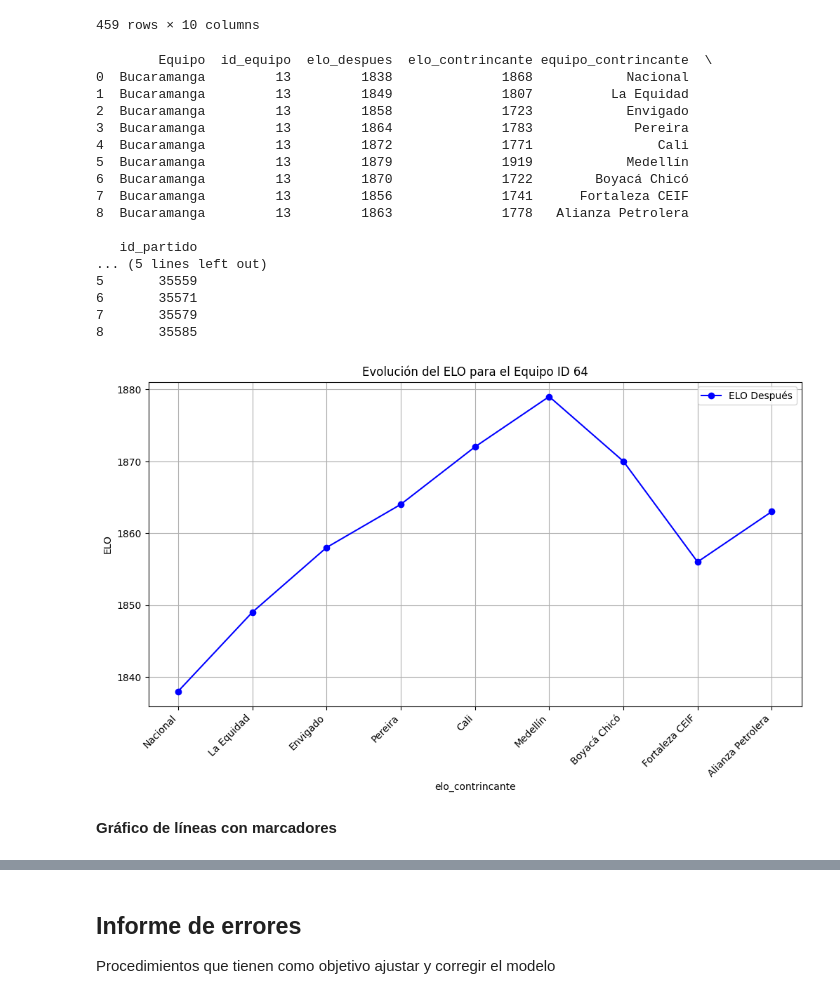
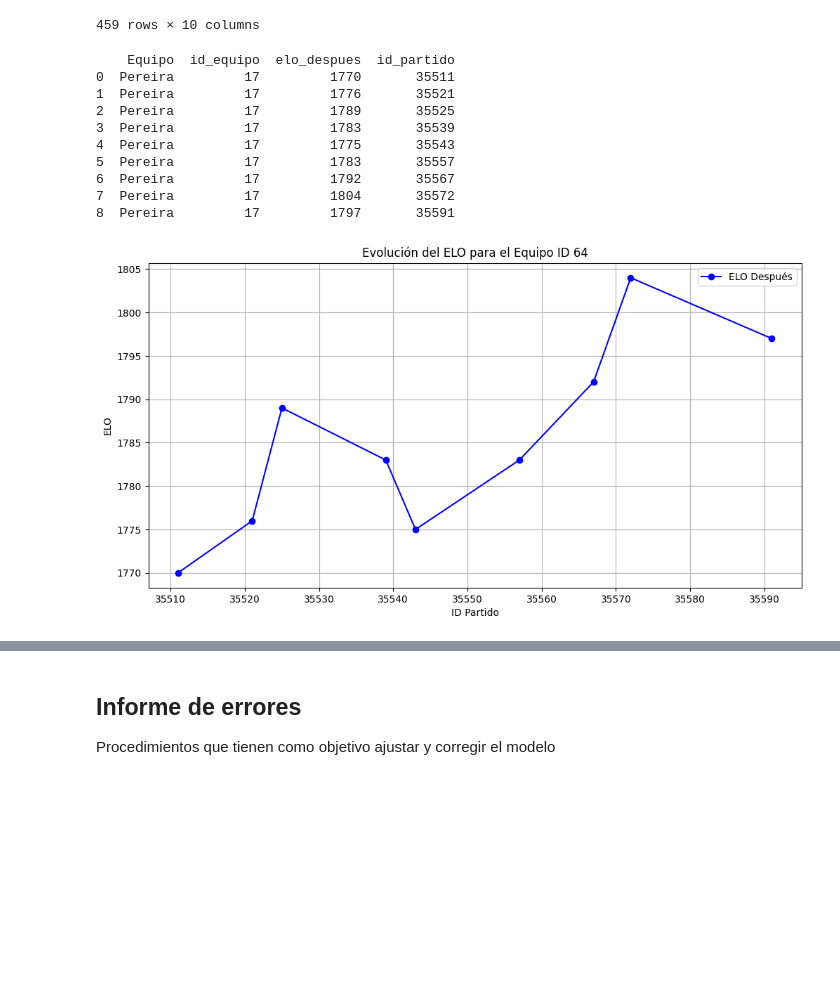
Before and after one commit to ibarajas248/practicaWebscrapping, a Jupyter notebook: WebScrappingFutbol/analisis_datos/DB/analisisfutbol.ipynb, the cells around one changed output, grey strips where cells are left out. Drawn from its saved outputs; the diff is of its cells as text; code cells hidden in the pictures; blank space fills up the shorter version.

```diff
--- a/WebScrappingFutbol/analisis_datos/DB/analisisfutbol.ipynb
+++ b/WebScrappingFutbol/analisis_datos/DB/analisisfutbol.ipynb
@@ -29,10 +29,10 @@ import seaborn as sns
 # %%
 def connect_to_database():
     return mysql.connector.connect(
-        host="nombre host",
-        database="nombredatabae",
-        user="usuari",
-        password="root",
+        host="khushiconfecciones.com",
+        database="u506324710_deportivo",
+        user="u506324710_Daviddeportivo",
+        password="Tamedotothepa1$",
         charset='utf8mb4'  # Especifica el uso de UTF-8
     )
 # %%
@@ -156,13 +148,11 @@ SELECT
     Equipo_local AS Equipo,
     id_local AS id_equipo,
     elo_local_despues AS elo_despues,
-    elo_visitante_despues AS elo_contrincante,
-    Equipo_visitante AS equipo_contrincante,
     id_partido
 FROM
     vista_elo
 WHERE
-    id_local = 13
+    id_local = 17
 
 UNION ALL
 
@@ -170,13 +160,11 @@ SELECT
     Equipo_visitante AS Equipo,
     id_visitante AS id_equipo,
     elo_visitante_despues AS elo_despues,
-    elo_local_despues  AS elo_contrincante,
-    Equipo_local AS equipo_contrincante,
     id_partido
 FROM
     vista_elo
 WHERE
-    id_visitante = 13
+    id_visitante = 17
 
 ORDER BY
     id_partido ASC;
@@ -187,43 +175,31 @@ ORDER BY
 dfEvolucionElo = run_query(queryEvolucionElo)
 print(dfEvolucionElo)
 # %% [output]
-        Equipo  id_equipo  elo_despues  elo_contrincante equipo_contrincante  \
-0  Bucaramanga         13         1838              1868            Nacional
-1  Bucaramanga         13         1849              1807          La Equidad
-2  Bucaramanga         13         1858              1723            Envigado
-3  Bucaramanga         13         1864              1783             Pereira
-4  Bucaramanga         13         1872              1771                Cali
-5  Bucaramanga         13         1879              1919            Medellín
-6  Bucaramanga         13         1870              1722        Boyacá Chicó
-7  Bucaramanga         13         1856              1741      Fortaleza CEIF
-8  Bucaramanga         13         1863              1778   Alianza Petrolera
-
-   id_partido
-... (5 lines left out)
-5       35559
-6       35571
-7       35579
-8       35585
+    Equipo  id_equipo  elo_despues  id_partido
+0  Pereira         17         1770       35511
+1  Pereira         17         1776       35521
+2  Pereira         17         1789       35525
+3  Pereira         17         1783       35539
+4  Pereira         17         1775       35543
+5  Pereira         17         1783       35557
+6  Pereira         17         1792       35567
+7  Pereira         17         1804       35572
+8  Pereira         17         1797       35591
 # %%
 # Crear el gráfico
 plt.figure(figsize=(12, 6))
 
 # Graficar ELO después del partido
-plt.plot(dfEvolucionElo['equipo_contrincante'], dfEvolucionElo['elo_despues'], marker='o', linestyle='-', color='blue', label='ELO Después')
+plt.plot(dfEvolucionElo['id_partido'], dfEvolucionElo['elo_despues'], marker='o', linestyle='-', color='blue', label='ELO Después')
 
 # Configurar etiquetas y leyenda
-plt.xlabel('elo_contrincante')
+plt.xlabel('ID Partido')
 plt.ylabel('ELO')
 plt.title('Evolución del ELO para el Equipo ID 64')
 plt.legend()
 plt.grid(True)
 
-# Ajustar las etiquetas del eje X
-plt.xticks(rotation=45, ha='right')  # Rotar etiquetas y alinear a la derecha
-
 # Mostrar gráfico
 plt.show()
 # %% [output]
-[figure, old version]
+[figure, new version]
-# %% [markdown]
-**Gráfico de líneas con marcadores**
```
Also changed, not shown: parts of 30 cells of this notebook, 5 other files.
